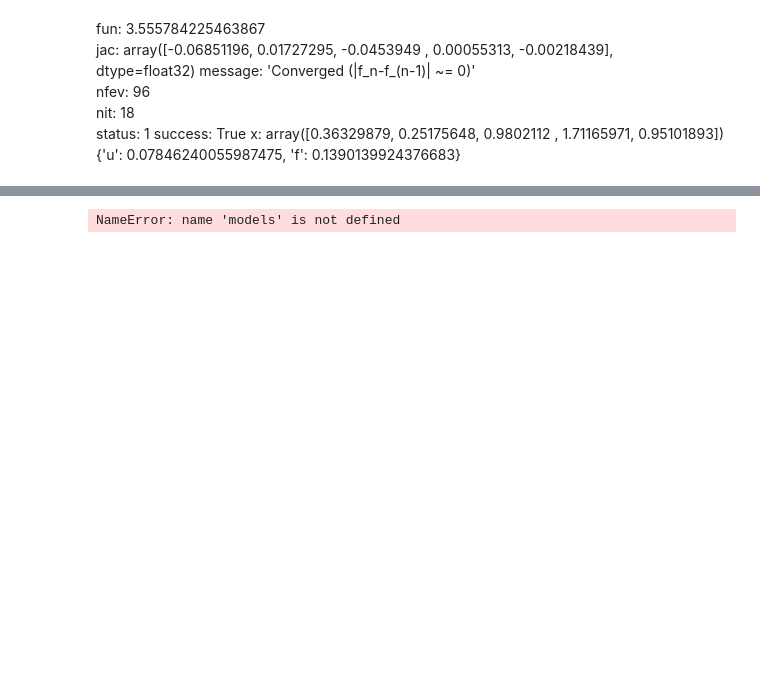
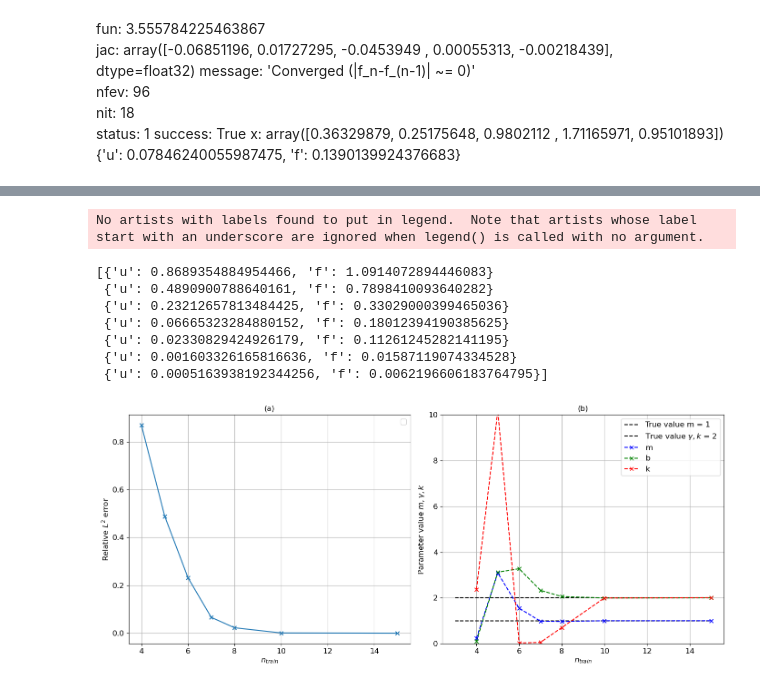
Before and after one commit to TobiLeitgeb/Code_bac, a Jupyter notebook: final_examples/oscillator/oscillator.ipynb, the cells around one changed output, grey strips where cells are left out. Saved outputs shown, nothing was run; the diff lists cells and outputs as text; code cells hidden in the pictures; blank space fills up the shorter version.

```diff
--- a/final_examples/oscillator/oscillator.ipynb
+++ b/final_examples/oscillator/oscillator.ipynb
@@ -243,32 +249,40 @@ mpl.rcParams['axes.labelsize'] = fontsize
 mpl.rcParams['axes.titlesize'] = fontsize
 mpl.rcParams['xtick.labelsize'] = fontsize
 mpl.rcParams['ytick.labelsize'] = fontsize
 mpl.rcParams['legend.fontsize'] = fontsize
 fig, ax = plt.subplots(1,2,figsize=(14,6))
 ax[0].plot(n_training,l2_u)
 ax[0].scatter(n_training,l2_u,marker="x")
 ax[0].set_xlabel("$n_{train}$")
 ax[0].grid()
 ax[0].set_ylabel("Relative $L^2$ error")
 ax[0].set_title("(a)")
 ax[0].legend()
 
 ax[1].hlines(1,3,15,linestyles="dashed",label="True value m = 1",colors="black")
 ax[1].hlines(2,3,15,linestyles="dashed",label="True value $\\gamma,k$ = 2",colors="black")
 ax[1].plot(n_training,[x['m'] for x in thetas],label="m",marker="x",linestyle="--",alpha=1,color = "blue")
 ax[1].plot(n_training,[x['b'] for x in thetas],label="b",marker="x",linestyle="--",alpha=1,color= "green")
 ax[1].plot(n_training,[x['k'] for x in thetas],label="k",marker="x",linestyle="--",alpha=1,color= "red")
 
 ax[1].plot(n_training,[x['m'] for x in thetas],marker="x",linestyle="None",color = "blue")
 ax[1].plot(n_training,[x['b'] for x in thetas],marker="x",linestyle="None",color= "green")
 ax[1].plot(n_training,[x['k'] for x in thetas],marker="x",linestyle="None",color= "red")
 ax[1].legend()
-ax[1].set_ylim(0,30)
+ax[1].set_ylim(0,10)
 ax[1].set_xlabel("$n_{train}$")
 ax[1].grid()
 ax[1].set_ylabel("Parameter value $m, \\gamma, k$")
 ax[1].set_title("(b)")
 plt.tight_layout()
 plt.savefig("l2_error.png")
 # %% [output]
-NameError: name 'models' is not defined
+No artists with labels found to put in legend.  Note that artists whose label start with an underscore are ignored when legend() is called with no argument.
+[{'u': 0.8689354884954466, 'f': 1.0914072894446083}
+ {'u': 0.4890900788640161, 'f': 0.7898410093640282}
+ {'u': 0.23212657813484425, 'f': 0.33029000399465036}
+ {'u': 0.06665323284880152, 'f': 0.18012394190385625}
+ {'u': 0.02330829424926179, 'f': 0.11261245282141195}
+ {'u': 0.001603326165816636, 'f': 0.01587119074334528}
+ {'u': 0.0005163938192344256, 'f': 0.0062196606183764795}]
+[figure, added]
```
Also changed, not shown: parts of 9 cells of this notebook, 6 other files.
